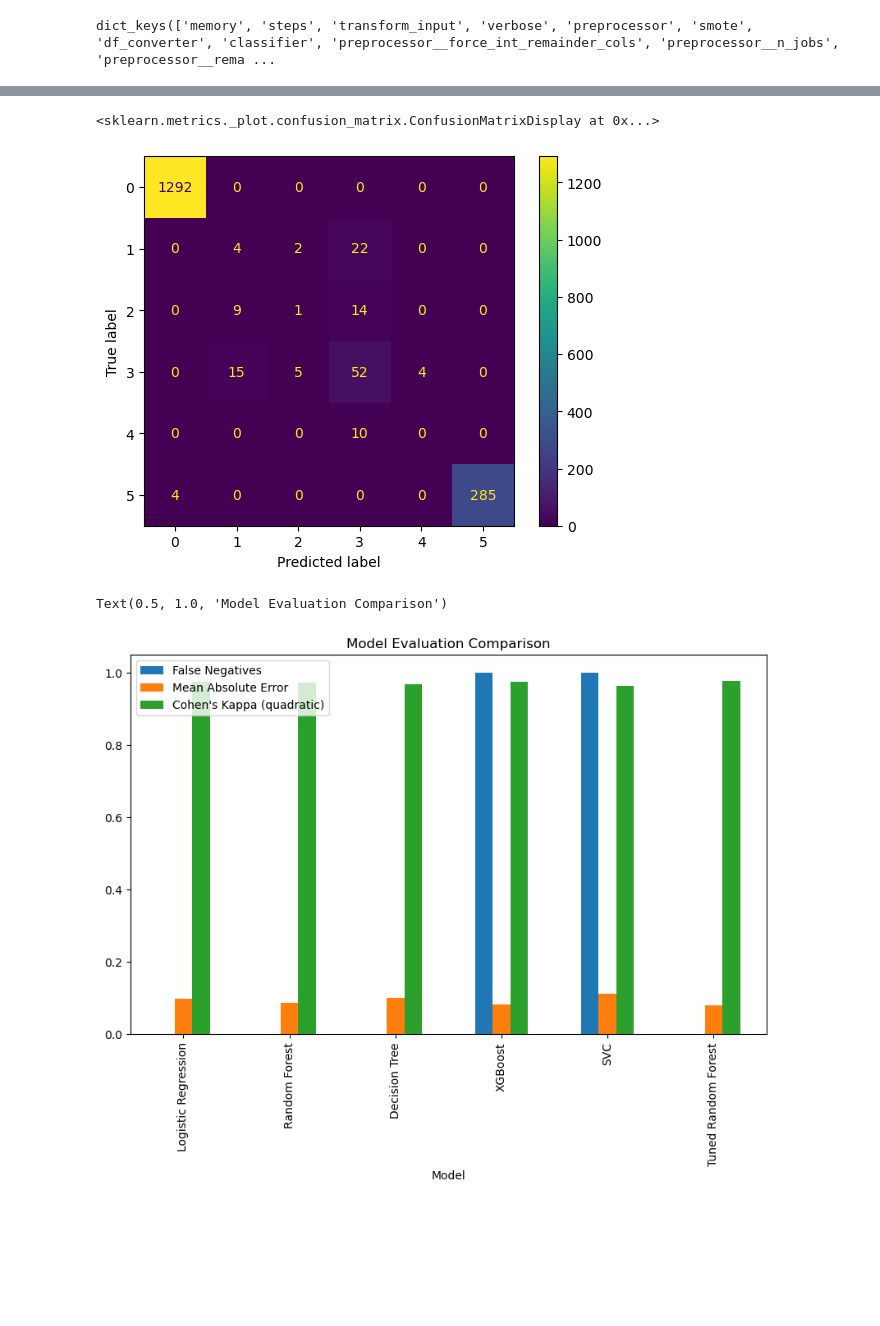
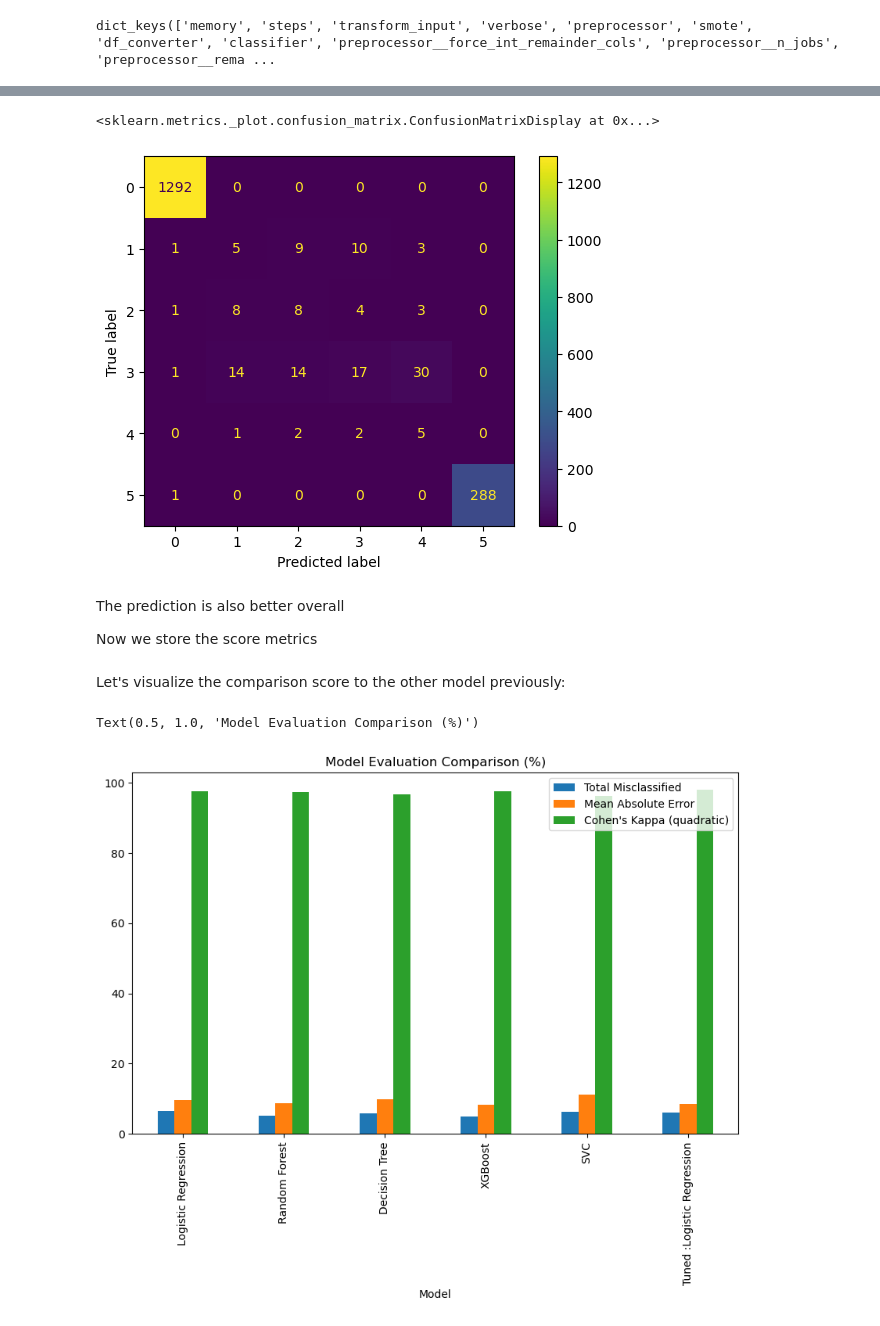
Before and after one commit to BramD1/loan-credit-risk, a Jupyter notebook: EDA_model_notebook.ipynb, the cells around one changed output, grey strips where cells are left out. Drawn from its saved outputs; the diff is of its cells as text; code cells hidden in the pictures; blank space fills up the shorter version.

Commit message:
documenting the model creation is complete, only the readme part remains

```diff
--- a/EDA_model_notebook.ipynb
+++ b/EDA_model_notebook.ipynb
@@ -998,9 +1185,9 @@ weighted avg       0.94      0.95      0.95      1719
 # %%
 # Penalizes predictions that are far off in order
-mae = mean_absolute_error(y_test, y_pred_randfor_tuned)
+mae = mean_absolute_error(y_test, y_pred_logreg_tuned)
 
 # Kappa with linear/quadratic weighting — great for ordinal
-kappa = cohen_kappa_score(y_test, y_pred_randfor_tuned, weights='quadratic')
+kappa = cohen_kappa_score(y_test, y_pred_logreg_tuned, weights='quadratic')
 
 print(f"Mean Absolute Error: {mae:.4f}")
 print(f"Cohen's Kappa (quadratic): {kappa:.4f}")
@@ -1010,24 +1201,32 @@ Cohen's Kappa (quadratic): 0.9769
 # %%
-cm_test_tuned= confusion_matrix(y_test, y_pred_randfor_tuned)
+cm_test_tuned= confusion_matrix(y_test, y_pred_logreg_tuned)
 ConfusionMatrixDisplay(cm_test_tuned).plot()
 # %% [output]
 <sklearn.metrics._plot.confusion_matrix.ConfusionMatrixDisplay at 0x...>
-[figure, old version]
+[figure, new version]
+# %% [markdown]
+The prediction is also better overall
+
+Now we store the score metrics
 # %%
-eval_tuned_rf = {
-    'Metric': ['False Negatives','Mean Absolute Error', "Cohen's Kappa (quadratic)"],
-    'Score': [cm_test_tuned[1, 0], mae, kappa]
+total_misclassified = (cm_test_tuned.sum() - np.trace(cm_test_tuned))/len(y_test)
+
+eval_tuned_logreg = {
+    'Metric': ['Total Misclassified', 'Mean Absolute Error', "Cohen's Kappa (quadratic)"],
+    'Score': [total_misclassified, mae, kappa]
 }
 # %%
 evaluation=pd.concat([evaluation, pd.DataFrame({
-    'Model': ['Tuned Random Forest'],
-    'False Negatives': [eval_tuned_rf['Score'][0]],
-    'Mean Absolute Error': [eval_tuned_rf['Score'][1]],
-    "Cohen's Kappa (quadratic)": [eval_tuned_rf['Score'][2]]
+    'Model': ['Tuned :Logistic Regression'],
+    'Total Misclassified': [eval_tuned_logreg['Score'][0]*100],
+    'Mean Absolute Error': [eval_tuned_logreg['Score'][1]*100],
+    "Cohen's Kappa (quadratic)": [eval_tuned_logreg['Score'][2]*100]
 }).set_index('Model')])
+# %% [markdown]
+Let's visualize the comparison score to the other model previously:
 # %%
 evaluation.plot(kind='bar', figsize=(10, 6), edgecolor='none')
-plt.title('Model Evaluation Comparison')
+plt.title('Model Evaluation Comparison (%)')
 # %% [output]
-Text(0.5, 1.0, 'Model Evaluation Comparison')
+Text(0.5, 1.0, 'Model Evaluation Comparison (%)')
-[figure, old version]
+[figure, new version]
```
Also changed, not shown: parts of 98 cells of this notebook, 1 other file.
